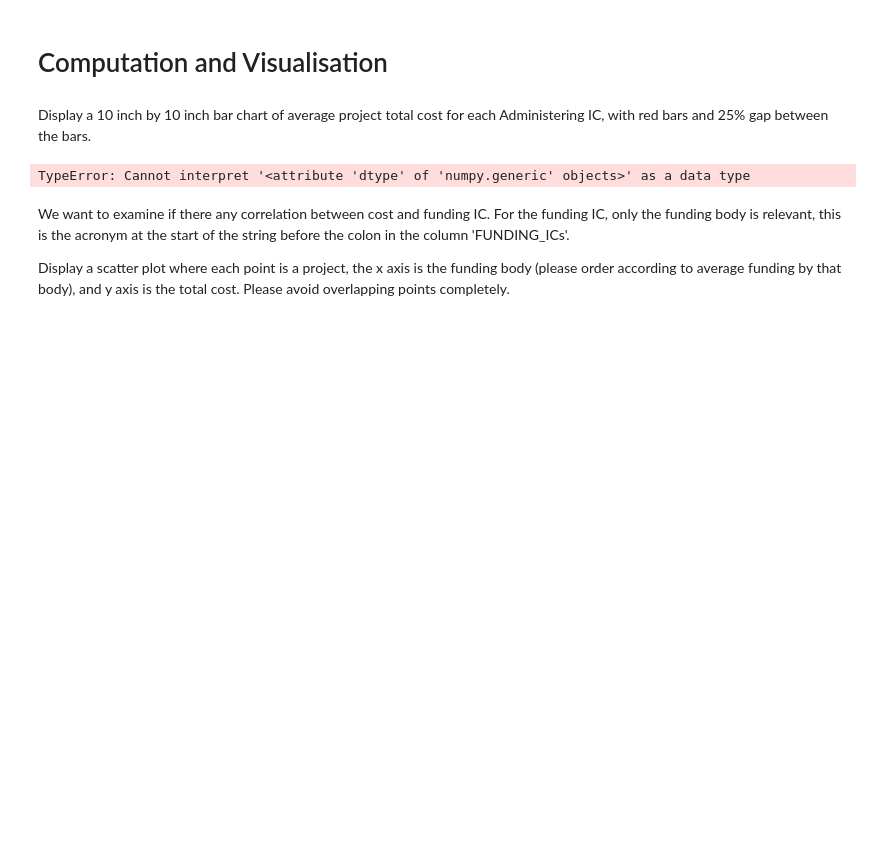
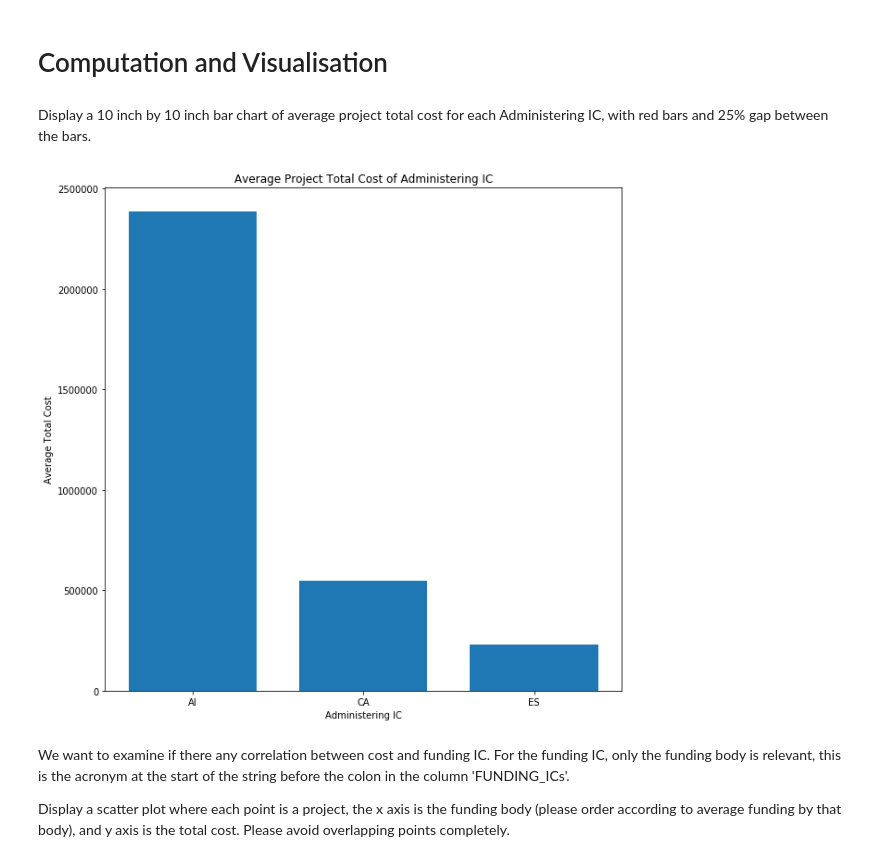
Before and after one commit to YunsyYin/Project_data_analytics, a Jupyter notebook: data_science_test_no_nlp.ipynb, the cells around one changed output. Drawn from its saved outputs; the diff is of its cells as text; code cells hidden in the pictures; blank space fills up the shorter version.

```diff
--- a/data_science_test_no_nlp.ipynb
+++ b/data_science_test_no_nlp.ipynb
@@ -167,19 +169,19 @@ See the caveats in the documentation: http://pandas.pydata.org/pandas-docs/stabl
 # %% [markdown]
 Display a 10 inch by 10 inch bar chart of average project total cost for each Administering IC, with red bars and 25% gap between the bars.
 # %%
-project_week_filtered_mean = project_week_filtered[['ADMINISTERING_IC','TOTAL_COST']].groupby(['ADMINISTERING_IC']).mean().reset_index(drop=False)
-project_week_filtered_mean
-chart = project_week_filtered_mean.plot()
-# plt.show()
-# plt.figure(figsize=(10,10))
-# sns.barplot(data=project_week_filtered_mean, x='ADMINISTERING_IC', y='TOTAL_COST', width=0.8)
-# # plt.bar(x=project_week_filtered_mean['ADMINISTERING_IC'], y=project_week_filtered_mean['TOTAL_COST'], height=10)
-# plt.title('Average Project Total Cost')
-# plt.xlabel('Administering IC')
-# plt.ylabel('Average Cost')
-# plt.show()
+cost_by_admin = project_week_filtered[['ADMINISTERING_IC','TOTAL_COST']].groupby(['ADMINISTERING_IC']).mean().reset_index(drop=False)
+
+x=np.array(cost_by_admin['ADMINISTERING_IC'])
+y=np.array(cost_by_admin['TOTAL_COST'])
+
+plt.figure(figsize=(10,10))
+plt.bar(x, y, width=0.75)
+plt.title('Average Project Total Cost of Administering IC')
+plt.xlabel('Administering IC')
+plt.ylabel('Average Total Cost')
+plt.show()
 # %% [output]
-TypeError: Cannot interpret '<attribute 'dtype' of 'numpy.generic' objects>' as a data type
+[figure, added]
 # %% [markdown]
 We want to examine if there any correlation between cost and funding IC. For the funding IC, only the funding body is relevant, this is the acronym at the start of the string before the colon in the column 'FUNDING_ICs'.
 
```
Also changed, not shown: parts of 8 cells of this notebook.
